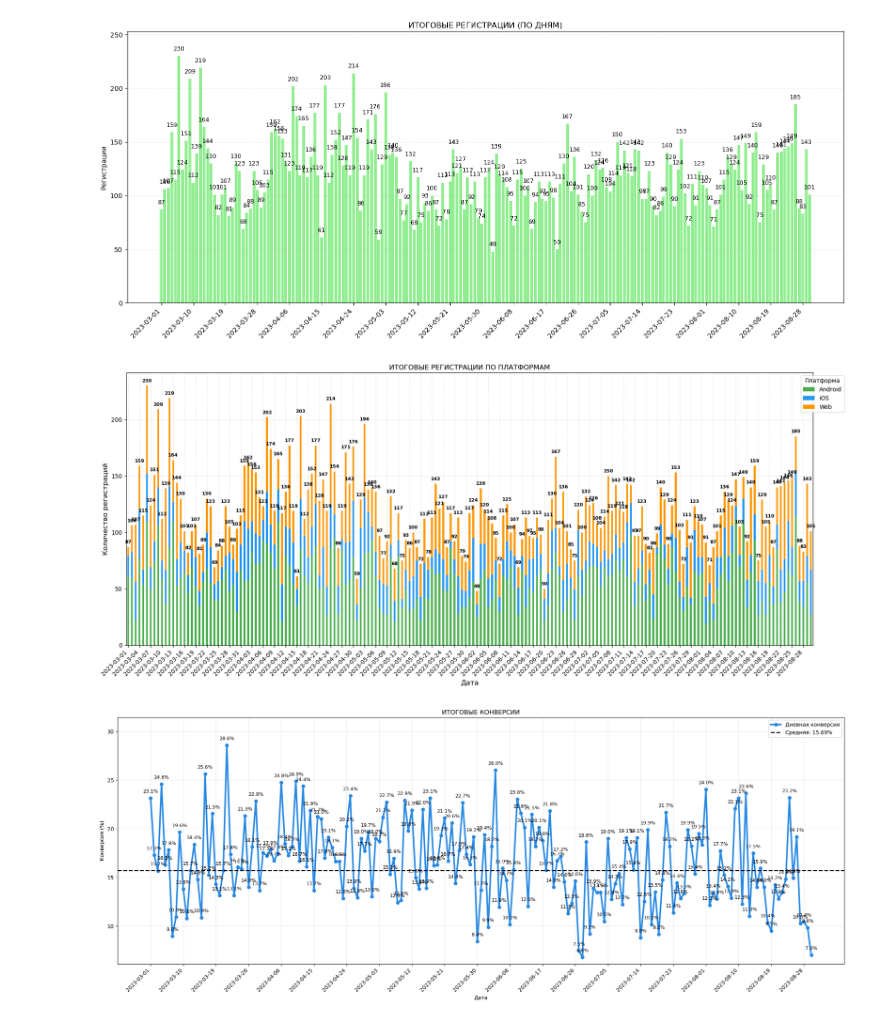
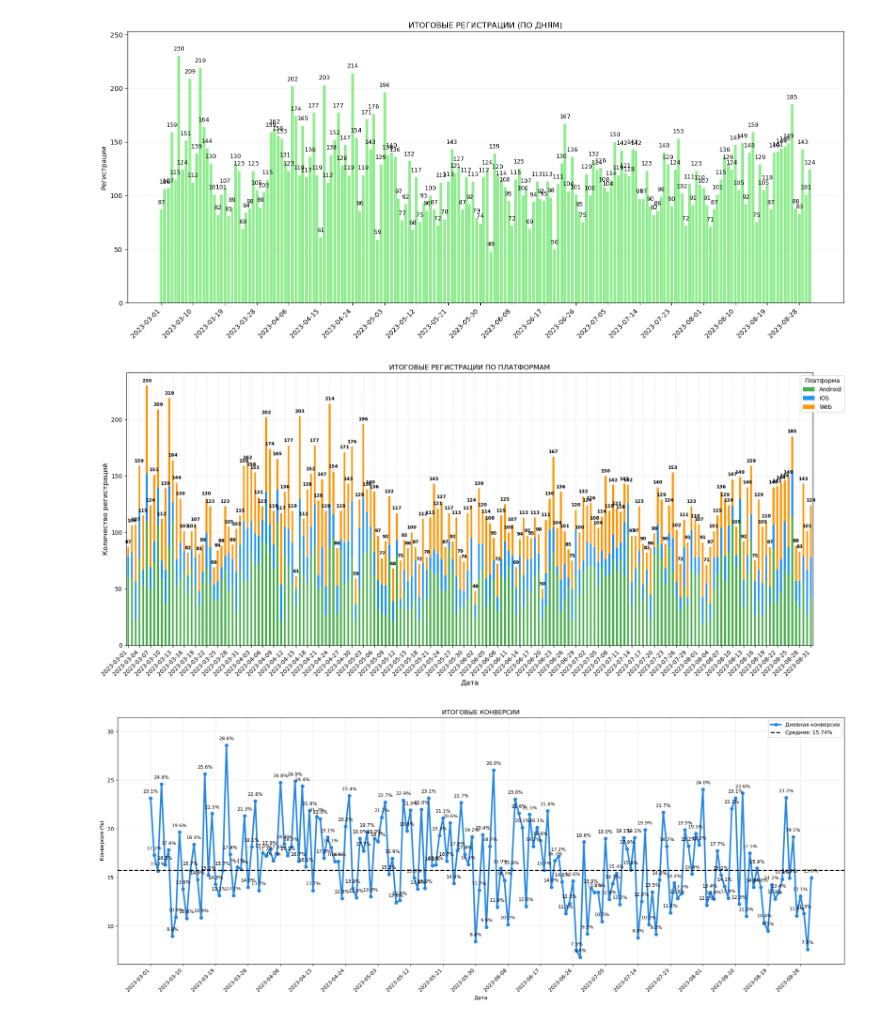
Before and after one commit to EvgenyPerevera/data-analytics-project-100, a Jupyter notebook: charts_project.ipynb, the cells around one changed output. Cells and saved outputs as stored; diff of their text form; code cells hidden in the pictures.

```diff
--- a/charts_project.ipynb
+++ b/charts_project.ipynb
@@ -37,7 +37,6 @@ print(f"Папка создана/проверена: {charts_dir}")
 Папка создана/проверена: c:\projects\data-analytics-project-100\charts
 # %%
 # ФУНКЦИЯ ДЛЯ ПОЛУЧЕНИЯ ДАННЫХ ИЗ API
-
 def get_api_data(endpoint, start_date, end_date, base_url="https://data-charts-api.hexlet.app"):
 
     url = f"{base_url}/{endpoint}?begin={start_date}&end={end_date}"
@@ -69,9 +68,9 @@ def get_api_data(endpoint, start_date, end_date, base_url="https://data-charts-a
         print(f"Ошибка при запросе {endpoint}: {e}")
         return None
 
-# Запрос данных за 6 месяцев
-START_DATE = '2023-03-01'
-END_DATE = '2023-08-31'
+# Запрос данных используя переменные окружения
+START_DATE = DATE_BEGIN
+END_DATE = DATE_END
 
 print(f"\nЗагрузка данных за период {START_DATE} - {END_DATE}")
 print("=" * 50)
@@ -86,8 +85,10 @@ if visits_df is not None and not visits_df.empty:
     print("Распределение по платформам:")
     print(visits_df['platform'].value_counts())
 
-    bot_visits = visits_df[visits_df['platform'] == 'bot']
-    human_visits = visits_df[visits_df['platform'] != 'bot']
+    # Исправляем определение ботов - проверяем user_agent
+    bot_mask = visits_df['user_agent'].str.contains('bot', case=False, na=False)
+    bot_visits = visits_df[bot_mask]
+    human_visits = visits_df[~bot_mask]
     print(f"\nВизиты ботов: {len(bot_visits)} ({len(bot_visits)/len(visits_df)*100:.1f}%)")
     print(f"Визиты людей: {len(human_visits)} ({len(human_visits)/len(visits_df)*100:.1f}%)")
 
@@ -121,8 +122,9 @@ Name: count, dtype: int64
 
 if visits_df is not None and not visits_df.empty:
 
-    # Фильтрация ботов
-    human_visits = visits_df[visits_df['platform'] != 'bot']
+    # Фильтрация ботов - ИСПРАВЛЕННО
+    bot_mask = visits_df['user_agent'].str.contains('bot', case=False, na=False)
+    human_visits = visits_df[~bot_mask]
 
     # Используем keep='last' для всех платформ (как в тестах)
     last_visits = human_visits.sort_values('datetime').drop_duplicates('visit_id', keep='last')
@@ -405,6 +400,11 @@ fig, ax = plt.subplots(figsize=(18, 8))
 visits_pivot = visits_grouped.pivot(index='date_group', columns='platform', values='visits').fillna(0)
 visits_pivot.index = pd.to_datetime(visits_pivot.index)
 visits_pivot = visits_pivot.sort_index()
+
+# ФИЛЬТРАЦИЯ ПО ДАТЕ - ДОБАВЛЕНО
+start_date = pd.Timestamp(START_DATE)
+end_date = pd.Timestamp(END_DATE)
+visits_pivot = visits_pivot[(visits_pivot.index >= start_date) & (visits_pivot.index <= end_date)]
 
 # Строим столбчатую диаграмму
 bars = visits_pivot[['android', 'ios', 'web']].plot(kind='bar', stacked=True,
@@ -501,6 +506,11 @@ fig, ax = plt.subplots(figsize=(18, 8))
 # Преобразуем данные
 regs_pivot = regs_grouped.pivot(index='date_group', columns='platform', values='registrations').fillna(0)
 regs_pivot.index = pd.to_datetime(regs_pivot.index)
+
+# Фильтруем по дате
+start_date = pd.Timestamp(START_DATE)
+end_date = pd.Timestamp(END_DATE)
+regs_pivot = regs_pivot[(regs_pivot.index >= start_date) & (regs_pivot.index <= end_date)]
 
 # Строим график
 regs_pivot[['android', 'ios', 'web']].plot(kind='bar', stacked=True,
@@ -519,47 +529,56 @@ handles, labels = ax.get_legend_handles_labels()
 platform_names = {
     'android': 'Android',
     'ios': 'iOS',
     'web': 'Web'
 }
 labels = [platform_names.get(label, label) for label in labels]
 ax.legend(handles, labels, title='Платформа', bbox_to_anchor=(1.05, 1))
 
 # Добавляем сетку
 plt.grid(True, axis='both', alpha=0.3, linestyle='--')
 
-# Добавляем подпсии
+# Добавляем подписи
 for i, (index, row) in enumerate(regs_pivot.iterrows()):
     total_regs = row.sum()
 
     ax.text(
         x=i,
         y=total_regs + (ax.get_ylim()[1] * 0.01),
         s=f'{int(total_regs)}',
         ha='center',
         va='bottom',
         fontsize=8,
         color='black',
         fontweight='bold'
     )
 
 plt.tight_layout()
 
-#Сохраняем и показываем график
+# Сохраняем и показываем график
 output_path = charts_dir / 'total_registrations_by_platform.png'
 plt.savefig(output_path, bbox_inches='tight', dpi=300)
+plt.show()
 # %% [output]
-[figure, old version]
+[figure, new version]
 # %%
 # ГРАФИК ИТОГОВЫХ КОНВЕРСИЙ
 
 fig, ax = plt.subplots(figsize=(20, 8))
 ads_final['date_normal'] = pd.to_datetime(ads_final['date_group'], unit='ms')
 
-# Фильтруем даты
-start_date = pd.Timestamp('2023-03-01')
-end_date = pd.Timestamp('2023-08-31')
-filtered_data = ads_final[(ads_final['date_normal'] >= start_date) &
-                          (ads_final['date_normal'] <= end_date)].copy()
+# Фильтруем по дате
+start_date = pd.Timestamp(START_DATE)
+end_date = pd.Timestamp(END_DATE)
+
+# Агрегируем данные по дням (суммируем визиты и регистрации по всем платформам)
+daily_data = ads_final.groupby('date_normal').agg({
+    'visits': 'sum',
+    'registrations': 'sum'
+}).reset_index()
+
+# Фильтруем по дате
+filtered_data = daily_data[(daily_data['date_normal'] >= start_date) &
+                          (daily_data['date_normal'] <= end_date)].copy()
 
 # Рассчитываем конверсию
 filtered_data['conversion'] = filtered_data.apply(
@@ -620,7 +639,7 @@ plt.tight_layout()
 plt.savefig(charts_dir / 'total_conversion.png', dpi=300, bbox_inches='tight')
 plt.show()
 # %% [output]
-[figure, old version]
+[figure, new version]
 # %%
 # ГРАФИК КОНВЕРСИЙ ПО ПЛАТФОРМАМ
 
```
Also changed, not shown: parts of 10 cells of this notebook, 10 other files.
